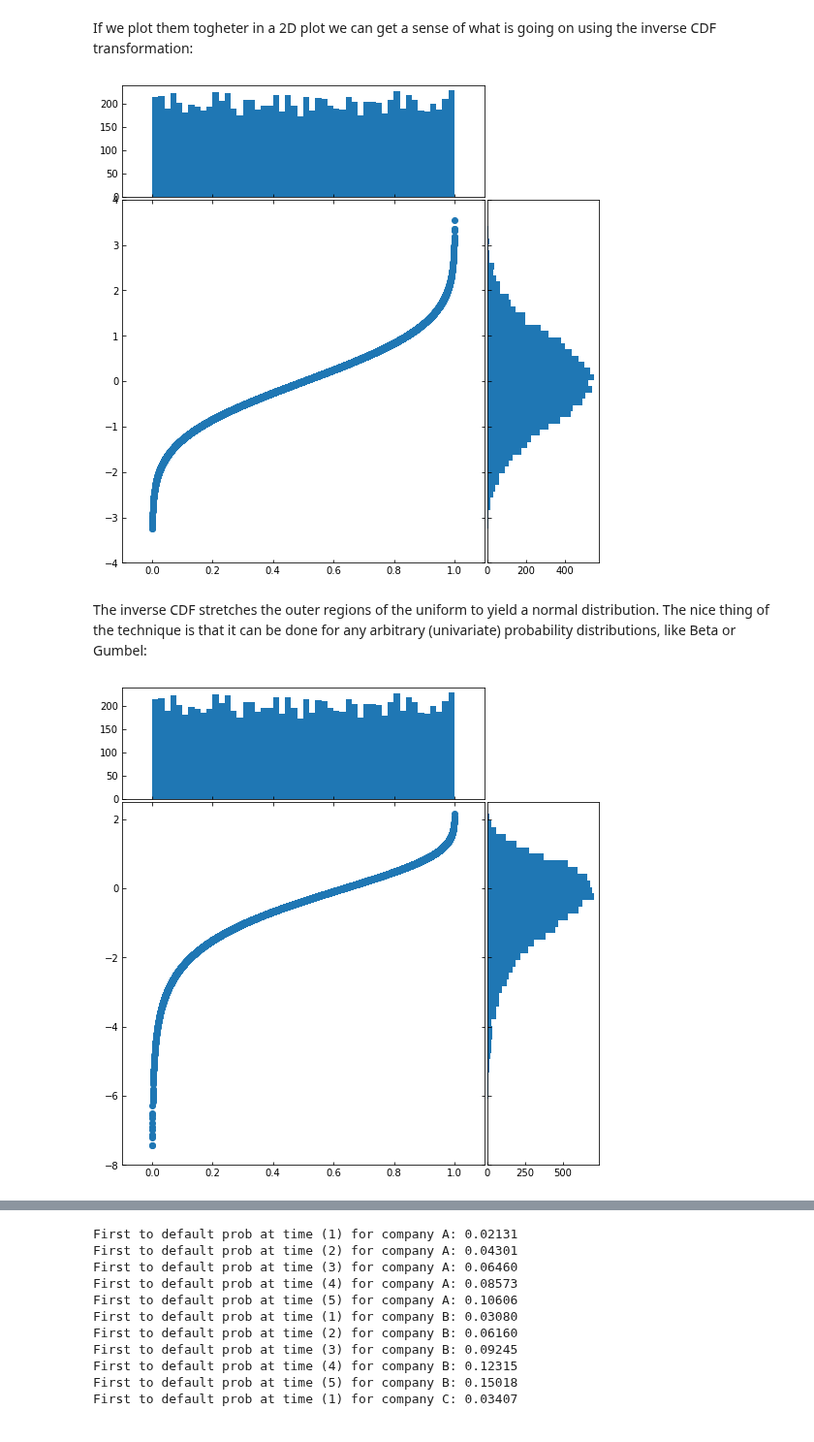
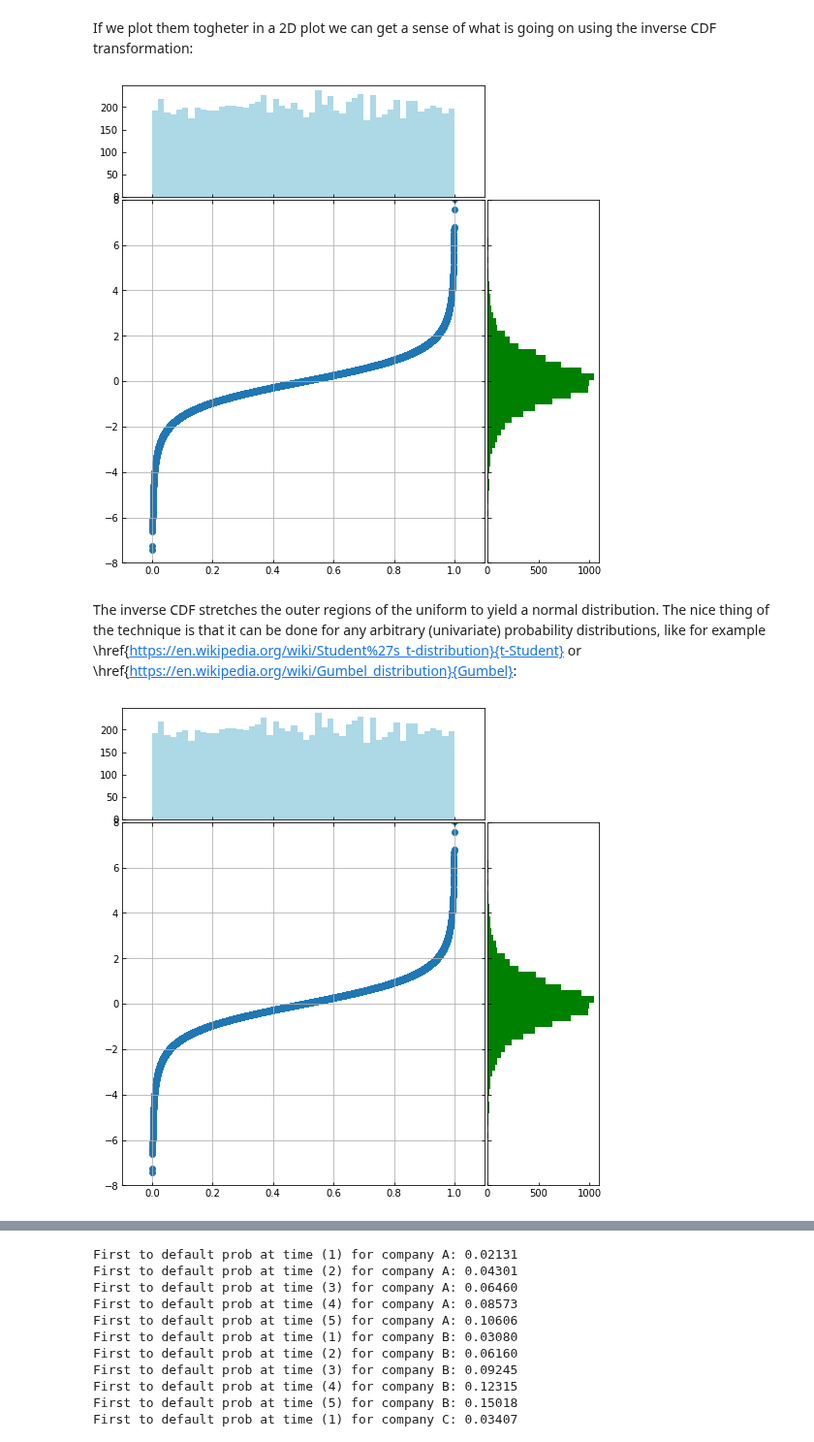
Before and after one commit to matteosan1/finance_course, a Jupyter notebook: libro/copula.ipynb, the cells around one changed output, grey strips where cells are left out. Shown at 97% size. Saved outputs shown, nothing was run; the diff lists cells and outputs as text; code cells hidden in the pictures.

```diff
--- a/libro/copula.ipynb
+++ b/libro/copula.ipynb
@@ -196,56 +114,60 @@ ax_histy.tick_params(direction='in', labelleft=False)
 
 # the scatter plot:
 ax_scatter.scatter(x, x_trans)
+ax_scatter.grid(True)
 
 ax_scatter.set_xlim((-0.1, 1.1))
-ax_scatter.set_ylim((-4, 4))
+ax_scatter.set_ylim((-8, 8))
 
-ax_histx.hist(x, bins=50)
-ax_histy.hist(x_trans, bins=50, orientation='horizontal')
+ax_histx.hist(x, bins=50, color="lightblue")
+ax_histy.hist(x_trans, bins=100, orientation='horizontal',
+              color="green")
 
 ax_histx.set_xlim(ax_scatter.get_xlim())
 ax_histy.set_ylim(ax_scatter.get_ylim())
 
 plt.show()
 # %% [output]
-[figure, old version]
+[figure, new version]
 # %% [markdown]
-The inverse CDF stretches the outer regions of the uniform to yield a normal distribution. The nice thing of the technique is that it can be done for any arbitrary (univariate) probability distributions, like Beta or Gumbel:
+The inverse CDF stretches the outer regions of the uniform to yield a normal distribution. The nice thing of the technique is that it can be done for any arbitrary (univariate) probability distributions, like for example \href{https://en.wikipedia.org/wiki/Student%27s_t-distribution}{t-Student} or \href{https://en.wikipedia.org/wiki/Gumbel_distribution}{Gumbel}:
 # %%
-gumbel = stats.distributions.gumbel_l()
-x_trans = gumbel.ppf(x)
+tstudent = stats.distributions.t(4)
+x_trans = tstudent.ppf(x)
 
 # definitions for the axes
 left, width = 0.1, 0.65
 bottom, height = 0.1, 0.65
 spacing = 0.005
 
 rect_scatter = [left, bottom, width, height]
 rect_histx = [left, bottom + height + spacing, width, 0.2]
 rect_histy = [left + width + spacing, bottom, 0.2, height]
 
 # start with a rectangular Figure
 plt.figure(figsize=(8, 8))
 
 ax_scatter = plt.axes(rect_scatter)
 ax_scatter.tick_params(direction='in', top=True, right=True)
 ax_histx = plt.axes(rect_histx)
 ax_histx.tick_params(direction='in', labelbottom=False)
 ax_histy = plt.axes(rect_histy)
 ax_histy.tick_params(direction='in', labelleft=False)
 
 # the scatter plot:
 ax_scatter.scatter(x, x_trans)
+ax_scatter.grid(True)
 
 ax_scatter.set_xlim((-0.1, 1.1))
-ax_scatter.set_ylim((-8, 2.5))
+ax_scatter.set_ylim((-8, 8))
 
-ax_histx.hist(x, bins=50)
-ax_histy.hist(x_trans, bins=50, orientation='horizontal')
+ax_histx.hist(x, bins=50, color="lightblue")
+ax_histy.hist(x_trans, bins=100, orientation='horizontal',
+             color="green")
 
 ax_histx.set_xlim(ax_scatter.get_xlim())
 ax_histy.set_ylim(ax_scatter.get_ylim())
 
 plt.show()
 # %% [output]
-[figure, old version]
+[figure, new version]
```
Also changed, not shown: parts of 37 cells of this notebook, 5 other files.
